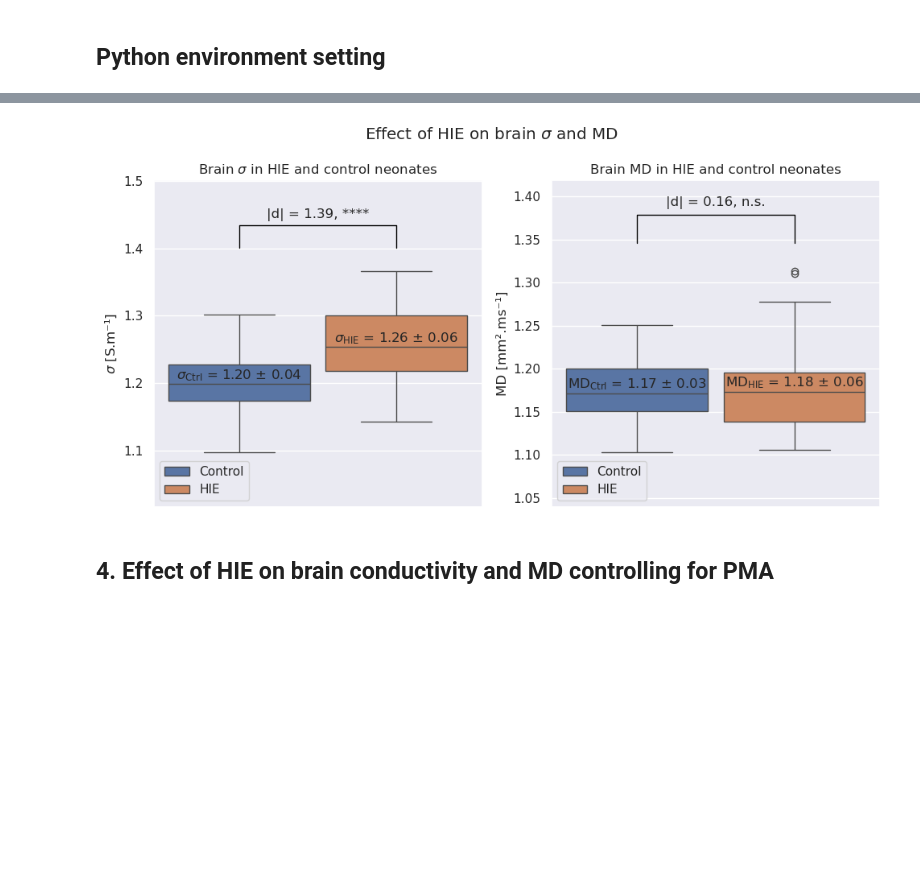
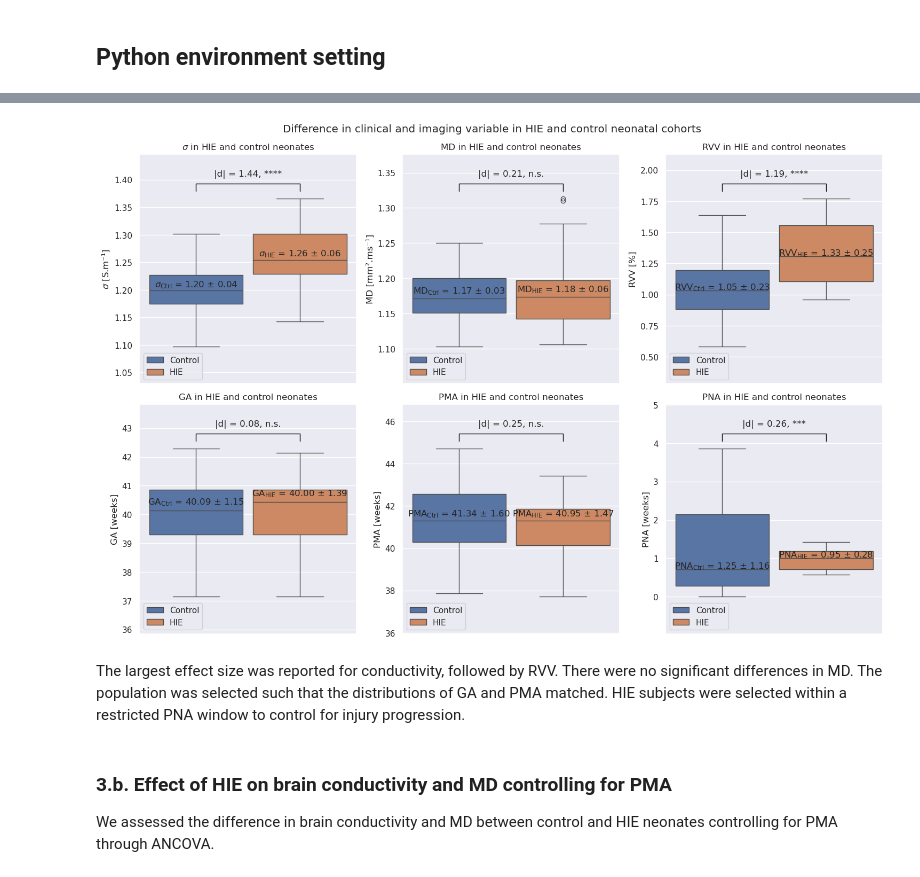
Before and after one commit to aboutill/nano-eptk, a Jupyter notebook: notebooks/experiments/stats_analysis_experiment5.ipynb, the cells around one changed output, grey strips where cells are left out. Drawn from its saved outputs; the diff is of its cells as text; code cells hidden in the pictures; blank space fills up the shorter version.

```diff
--- a/notebooks/experiments/stats_analysis_experiment5.ipynb
+++ b/notebooks/experiments/stats_analysis_experiment5.ipynb
@@ -181,37 +195,40 @@ plot_path = os.path.join(plot_dir, "experiment5B.png")
 df = pd.read_csv(df_path)
 
 #
-sig_col = "TSE_brain_SIG"
-md_col = "brain_MD"
-metrics = [sig_col, md_col]
+metrics = ["brain_SIG", "brain_MD", "RVV", "GA", "PMA", "PNA"]
 type_col = "Type"
 type_labels = ["Control", "HIE"]
 
 #
 comparisons = [('Control', 'HIE')]
-labels = [r"$\sigma$ [S.m⁻¹]", "MD [mm².ms⁻¹]"]
-symbols = [r"$\sigma$", "MD"]
+labels = [r"$\sigma$ [S.m⁻¹]", "MD [mm².ms⁻¹]", "RVV [%]", "GA [weeks]", "PMA [weeks]", "PNA [weeks]"]
+symbols = [r"$\sigma$", "MD", "RVV", "GA", "PMA", "PNA"]
+bases = [r"\sigma", "\mathregular{MD}", "\mathregular{RVV}", "\mathregular{GA}", "\mathregular{PMA}", "\mathregular{PNA}"]
 
 #
-ylims = [calculate_plot_lim(df[metric], coeff_min=0.3, coeff_max=0.5) for metric in metrics]
+ylims = [calculate_plot_lim(df[metric], coeff_min=0.25, coeff_max=0.3) for metric in metrics]
 
 #
-fig, axes = plt.subplots(1, 2, figsize=(10,5))
-fig.suptitle(r"Effect of HIE on brain $\sigma$ and MD")
+n, m = 2, 3
+fig, axes = plt.subplots(n, m, figsize=(15,10))
+fig.suptitle(r"Difference in clinical and imaging variable in HIE and control neonatal cohorts")
 
 #
 for i, metric in enumerate(metrics):
+    # Subplot index
+    l, k = i//m, i%m
     #
-    sns.boxplot(data=df, ax=axes[i], hue=type_col, hue_order=type_labels, y=metric, gap=.1)
-    axes[i].set_xlabel(None)
-    axes[i].set_ylabel(labels[i])
-    axes[i].set_title(f"Brain {symbols[i]} in HIE and control neonates")
-    axes[i].set_ylim(ylims[i])
-    axes[i].legend(loc="lower left")
+    sns.boxplot(data=df, ax=axes[l,k], hue=type_col, hue_order=type_labels, y=metric, gap=.1)
+    axes[l,k].set_xlabel(None)
+    axes[l,k].set_ylabel(labels[i])
+    axes[l,k].set_title(f"{symbols[i]} in HIE and control neonates")
+    axes[l,k].set_ylim(ylims[i])
+    axes[l,k].legend(loc="lower left")
 
 # Statistical annotations
-m = len(comparisons)
 for i, metric in enumerate(metrics):
+    # Subplot index
+    l, k = i//m, i%m
     for j, (g1, g2) in enumerate(comparisons):
         # Welch t-test
         y1 = df[df[type_col] == g1][metric]
@@ -223,42 +240,48 @@ for i, metric in enumerate(metrics):
         eff = np.abs(pg.compute_effsize(y1, y2, paired=False, eftype='cohen'))
 
         # Bar annotation
         x1 = -0.2
         x2 = 0.2
-        y_max = df[metric].max() + (j+1) * 0.025 * df[metric].max()
-        offset = 0.025 * df[metric].max()
-        axes[i].plot([x1, x1, x2, x2], [y_max, y_max + offset, y_max + offset, y_max], color='black', lw=1)
-        axes[i].text(j, y_max + offset + 0.01, f"|d| = {eff:.2f}, {stars}", ha='center')
+        y_range = df[metric].max() - df[metric].min()
+        y_max = df[metric].max() + (j+1) * 0.05 * y_range
+        offset = 0.05 * y_range
+        axes[l,k].plot([x1, x1, x2, x2], [y_max, y_max + offset, y_max + offset, y_max], color='black', lw=1)
+        axes[l,k].text(j, y_max + offset + 0.05*y_range, f"|d| = {eff:.2f}, {stars}", ha='center')
 
 # Annotation of means ± std
 for i, metric in enumerate(metrics):
+    # Subplot index
+    l, k = i//m, i%m
     for j, cat in enumerate(type_labels):
         # Extract statistics
         group = df[df[type_col] == cat][metric]
         y_mean = group.mean()
         y_std = group.std()
         y_med = group.median()
 
         # Annotate
-        base = r"\sigma" if i == 0 else "\mathregular{MD}"
+        base = bases[i]
         if cat == "Control":
             cat = "Ctrl"
         label = f"${base}_{{\mathregular{{{cat}}}}}$"
         xc = -0.2 if j == 0 else 0.2
         offset = 0.005 * df[metric].max()
-        axes[i].text(xc, y_med+offset, f"{label} = {y_mean:.2f} ± {y_std:.2f}", ha='center')
+        axes[l,k].text(xc, y_med+offset, f"{label} = {y_mean:.2f} ± {y_std:.2f}", ha='center')
 
 # Adjust layout
 fig.tight_layout()
 
 # Save plot
 output_dir = os.path.dirname(plot_path)
 os.makedirs(output_dir, exist_ok=True)
 plt.savefig(plot_path, dpi=300, bbox_inches="tight")
 # %% [output]
-[figure, old version]
+[figure, new version]
+# %% [markdown]
+The largest effect size was reported for conductivity, followed by RVV. There were no significant differences in MD. The population was selected such that the distributions of GA and PMA matched. HIE subjects were selected within a restricted PNA window to control for injury progression.
 # %% [markdown]
-## 4. Effect of HIE on brain conductivity and MD controlling for PMA
+### 3.b. Effect of HIE on brain conductivity and MD controlling for PMA
+We assessed the difference in brain conductivity and MD between control and HIE neonates controlling for PMA through ANCOVA.
 # %%
 # Set file path
 plot_path = os.path.join(plot_dir, "experiment5C.png")
```
Also changed, not shown: parts of 31 cells of this notebook, 5 other files.
